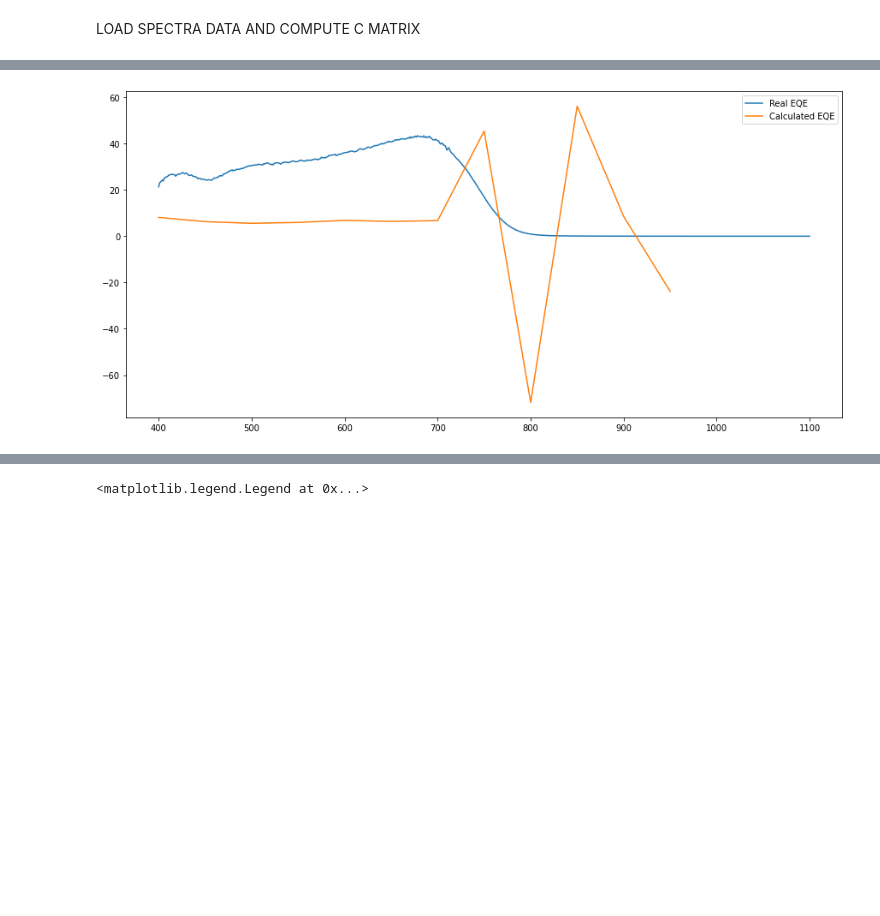
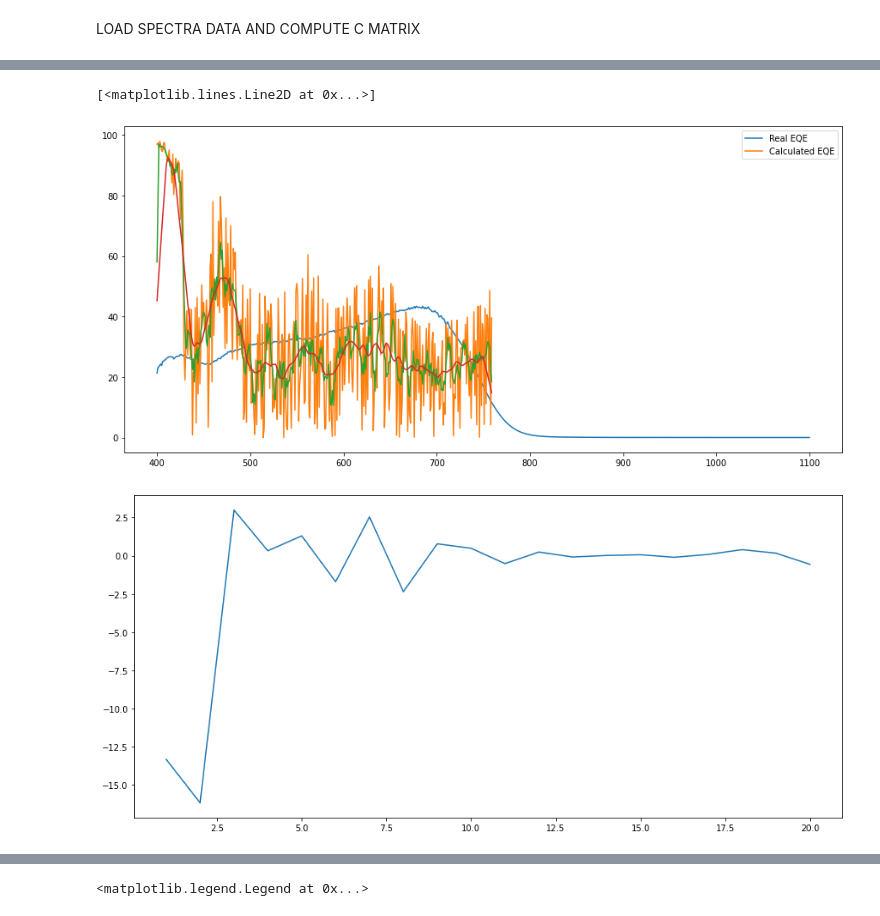
Before and after one commit to mcasademont9/SOLS-EQE, a Jupyter notebook: Numeric method - first try/EQE_tesing_numerical_solution_alejandroway.ipynb, the cells around one changed output, grey strips where cells are left out. Cells and saved outputs as stored; diff of their text form; code cells hidden in the pictures; blank space fills up the shorter version.

```diff
--- a/Numeric method - first try/EQE_tesing_numerical_solution_alejandroway.ipynb
+++ b/Numeric method - first try/EQE_tesing_numerical_solution_alejandroway.ipynb
@@ -23,6 +23,11 @@ def counts_to_irradiance(flame_data, integration_time, k_filepath):
         irradiance[i,1] = flame_data[i,1]*k_data[k_data_closest_index[0],1]/integration_time
 
     return irradiance
+
+def smooth(y, box_pts):
+    box = np.ones(box_pts)/box_pts
+    y_smooth = np.convolve(y, box, mode='same')
+    return y_smooth
 # %% [markdown]
 LOAD CELL MEASUREMENTS
 # %%
@@ -51,14 +59,16 @@ print(min_cutwl, max_cutwl)
 # %% [markdown]
 LOAD SPECTRA DATA AND COMPUTE C MATRIX
 # %%
-txt_filelist = os.listdir(os.path.join(os.getcwd(),'Red Sweep Opening'))
-int_time = 0.0001*1.25
+spectras_folder = 'Red Sweep Opening_new'#'Blue Sweep Opening'
+txt_filelist = os.listdir(os.path.join(os.getcwd(), spectras_folder))
+int_time = 0.2*0.001*0.6
 k_filepath = 'flame_to_irradiance_calibrationfile.txt'
 spectra_data = None
-bg_spectra = np.loadtxt(os.path.join('Red Sweep Opening',txt_filelist[0]), skiprows=1)
+bg_spectra = np.loadtxt(os.path.join(spectras_folder,txt_filelist[0]), skiprows=1)
+cut_wl_relation = np.loadtxt(os.path.join('Red Sweep Opening','Red Sweep Opneing - cutting wavelenght relation.txt'), skiprows=1) #Dividing Wavelength To Motor Position Calibration File.txt
 
 for i in range(len(txt_filelist)-1):
-    load_spectra = np.loadtxt(os.path.join('Red Sweep Opening',txt_filelist[i]), skiprows=1)
+    load_spectra = np.loadtxt(os.path.join(spectras_folder,txt_filelist[i]), skiprows=1)
     actual_txt_spectra = np.zeros(load_spectra.shape)
     actual_txt_spectra [:,0] = load_spectra[:,0]
     actual_txt_spectra [:,1] = load_spectra[:,1] - 1*bg_spectra[:,1]
@@ -68,12 +78,12 @@ for i in range(len(txt_filelist)-1):
     else:
         spectra_data = np.dstack((spectra_data, actual_irradiance_spectra))
 
-cut_wl_relation = np.loadtxt(os.path.join('Red Sweep Opening','Red Sweep Opneing - cutting wavelenght relation.txt'), skiprows=1)#Dividing Wavelength To Motor Position Calibration File.txt
+#
 # %%
-j = 99
+j = -1
 
 fig, ax = plt.subplots(figsize=(15,7))
 ax.plot(spectra_data[:,0,j], spectra_data[:,1,j])
-plt.ylim(0,2)
+#plt.ylim(0,2)
 #ax.legend()
 # %% [output]
@@ -100,15 +110,15 @@ for i in range(len(measure_divwl)):
 # %%
 #Now we construct the c matrix
 c_matrix_min_wl = 400
-c_matrix_max_wl = 1000
-c_matrix_res_wl = 50
+c_matrix_max_wl = round(min(max(measure_divwl[:]), max(spectra_matrix_cutwl))[0])
+c_matrix_res_wl = 1
 
 #mintomax_wl_distrib = np.linspace(ideal_min-inc_cutwl/2, ideal_max+inc_cutwl/2, ideal_max-ideal_min+int(inc_cutwl)+1)#print(mintomax_wl_distrib)
 c_matrix_wl = np.arange(c_matrix_min_wl, c_matrix_max_wl, c_matrix_res_wl)
 c_matrix = np.zeros((len(measure_divwl),len(c_matrix_wl)))
 #EQE_int_const = np.linspace(1, 0.8, len(c_matrix[:,0]))
 for i in range(len(c_matrix[:,0])):
-    actual_spectra_interpolation = interpolate.interp1d(spectra_matrix_wls, spectra_matrix[i,:], kind='cubic')
+    actual_spectra_interpolation = interpolate.interp1d(spectra_matrix_wls, spectra_matrix[i,:], kind='quadratic')
     iteration_wl = measure_divwl[i]
 
     for j in range(len(c_matrix_wl)):
@@ -221,19 +291,34 @@ plt.legend()
 # %%
 #Here we do the calculations with the linear equations system
 
-EQE_linearsolution, residuals, rank, s = np.linalg.lstsq(c_matrix, measure_Jsc, rcond=None)
+#EQE_linearsolution, residuals, rank, s = np.linalg.lstsq(c_matrix, measure_Jsc, rcond=None)
+EQE_linearsolution_all = optimize.lsq_linear(c_matrix,20*measure_Jsc, bounds=(0,100), lsq_solver='exact', tol=0.001, method='trf', max_iter=200)
+EQE_linearsolution = EQE_linearsolution_all.x
+EQE_rest = EQE_linearsolution_all.fun
+
+#EQE_linearsolution = sparse.linalg.bicg(macro_c_matrix, 6*macro_measure_Jsc)
+
 #EQE_linearsolution = linalg.solve(c_matrix, measure_Jsc)
 fig, ax = plt.subplots(figsize=(15,7))
 #print(EQE_linearsolution)
 #ax.plot(sf.Extract_Column(Active_layer_1.EQE_curve, 0), 1*np.array(sf.Extract_Column(Active_layer_1.EQE_curve, 1)), label = 'Real EQE')
 ax.plot(real_EQE[:,0], real_EQE[:,1], label='Real EQE')
-ax.plot(c_matrix_wl, EQE_linearsolution, label = 'Calculated EQE')
+ax.plot(c_matrix_wl, EQE_linearsolution, label = 'Calculated EQE')#-0.5*noise_function
+ax.plot(c_matrix_wl, smooth(EQE_linearsolution,5))
+ax.plot(c_matrix_wl, smooth(smooth(EQE_linearsolution, 5),20))
 ax.legend()
+#print(EQE_linearsolution.fun)
 #plt.ylim(0,100)
 #plt.xlim(350,740)
 plt.figsize=(8, 6)
+
+fig, ax = plt.subplots(figsize=(15,7))
+ax.plot(100*EQE_rest[:]/(25*measure_Jsc[:]))
+#plt.ylim(-10,10)
 # %% [output]
+[<matplotlib.lines.Line2D at 0x...>]
-[figure, old version]
+[figure, new version]
+[figure, added]
 # %%
 #Now we do the resolution of the measured EQE with the least squares minimum
 def EQE_minimize(EQE_solution,A,b):
```
Also changed, not shown: parts of 14 cells of this notebook, 5 other files.
